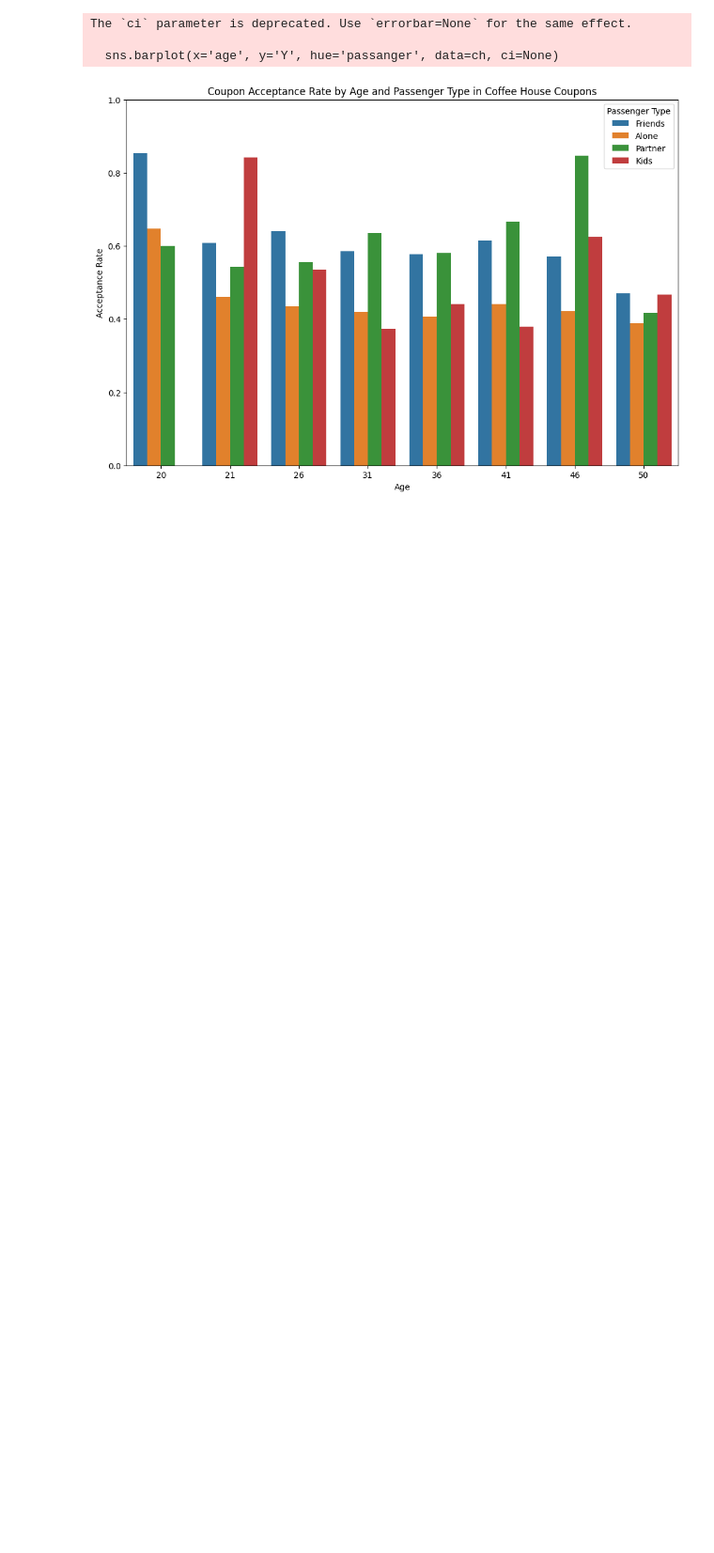
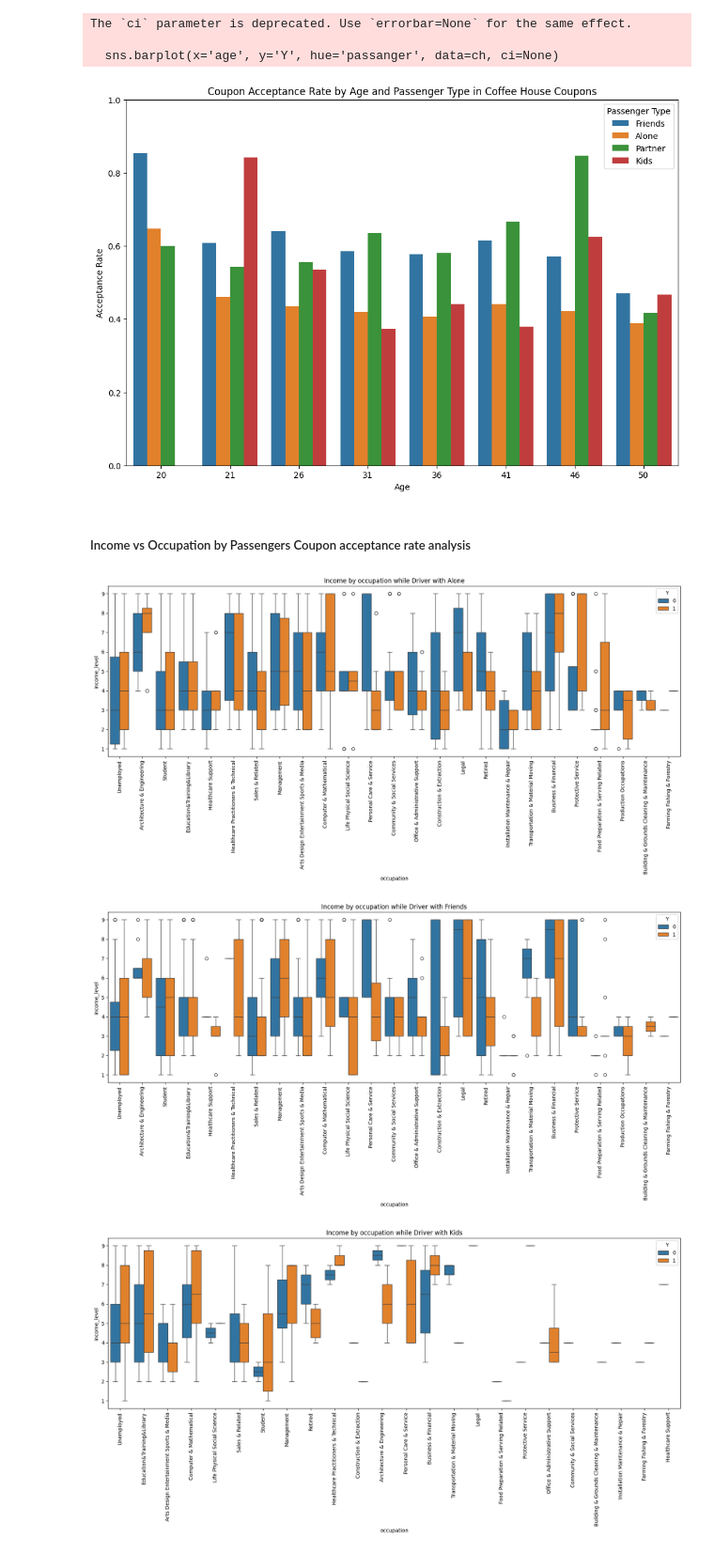
Before and after one commit to shivaallala/Customer_Coupon, a Jupyter notebook: prompt.ipynb, the cells around one changed output. Shown at 94% size. Drawn from its saved outputs; the diff is of its cells as text; code cells hidden in the pictures; blank space fills up the shorter version.

```diff
--- a/prompt.ipynb
+++ b/prompt.ipynb
@@ -642,10 +639,0 @@ print(str(round(coffeHouse_accept_rate * 100, 2))+ "% of coffee House coupons we
-# %%
-# Unique graphs for each passenger group to show the relationship between income and Occupation
-for passenger, group_data in ch.groupby('passanger'):
-    plt.figure(figsize=(10, 6))
-    sns.boxplot(x =group_data['occupation'], y = group_data['income_level'])
-    plt.title(f'Income by occupation while Driver with {passenger}')
-    plt.xlabel('occupation')
-    plt.ylabel('income_level')
-    plt.xticks(rotation = 90)
-    plt.show()
@@ -940,3 +923,19 @@ The `ci` parameter is deprecated. Use `errorbar=None` for the same effect.
 
   sns.barplot(x='age', y='Y', hue='passanger', data=ch, ci=None)
 [figure]
+# %% [markdown]
+##### Income vs Occupation by Passengers Coupon acceptance rate analysis
+# %%
+# Unique graphs for each passenger group to show the relationship between income and Occupation
+for passenger, group_data in ch.groupby('passanger'):
+    plt.figure(figsize=(20, 6))
+    sns.boxplot(x =group_data['occupation'], y = group_data['income_level'], hue = group_data['Y'])
+    plt.title(f'Income by occupation while Driver with {passenger}')
+    plt.xlabel('occupation')
+    plt.ylabel('income_level')
+    plt.xticks(rotation = 90)
+    plt.show()
+# %% [output]
+[figure, added]
+[figure, added]
+[figure, added]
```
Also changed, not shown: parts of 3 cells of this notebook.
